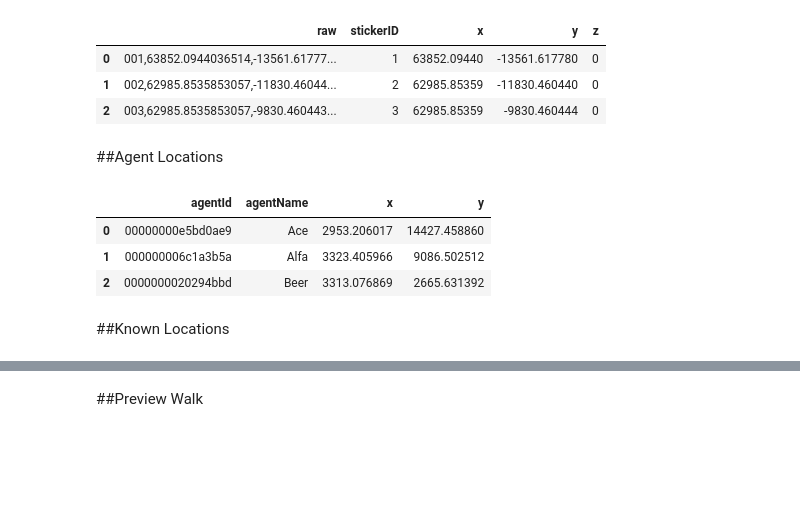
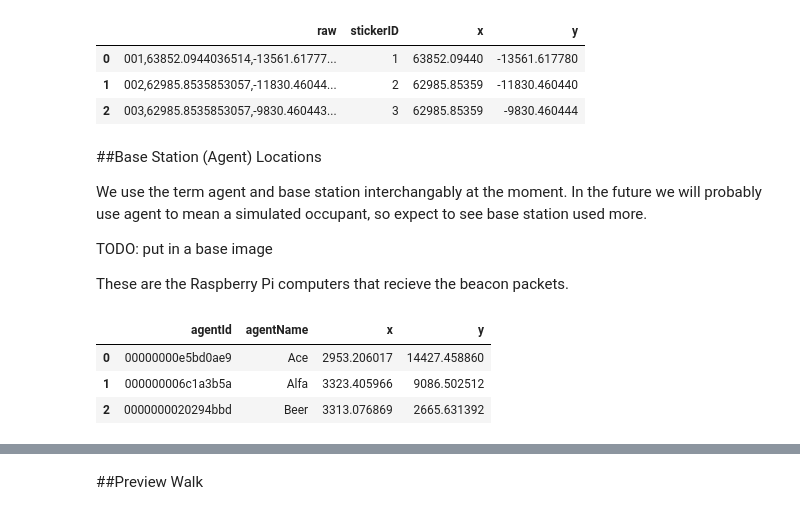
Before and after one commit to notionparallax/sensicorn, a Jupyter notebook: initialDataAnalysis/training data.ipynb, the cells around one changed output, grey strips where cells are left out. Cells and saved outputs as stored; diff of their text form; code cells hidden in the pictures; blank space fills up the shorter version.

```diff
--- a/initialDataAnalysis/training data.ipynb
+++ b/initialDataAnalysis/training data.ipynb
@@ -32,13 +40,20 @@ The stickers are the locating items in the space. They are stuck to the ceiling
 # %%
 stickerLocations = h.getDFfromCSVURL("https://docs.google.com/spreadsheets/d/1sijQZR2iFLo2FS_3r5gbsuAkaglRz557LWjdLxnPkpE/pub?gid=0&single=true&output=csv")
+stickerLocations = stickerLocations.drop(["z"], 1) # this is just because we aren't on multiple floors
 stickerLocations.head(3)
 # %% [output]
-|  | raw | stickerID | x | y | z |
-| 0 | 001,63852.0944036514,-13561.61777... | 1 | 63852.09440 | -13561.617780 | 0 |
-| 1 | 002,62985.8535853057,-11830.46044... | 2 | 62985.85359 | -11830.460440 | 0 |
-| 2 | 003,62985.8535853057,-9830.460443... | 3 | 62985.85359 | -9830.460444 | 0 |
+|  | raw | stickerID | x | y |
+| 0 | 001,63852.0944036514,-13561.61777... | 1 | 63852.09440 | -13561.617780 |
+| 1 | 002,62985.8535853057,-11830.46044... | 2 | 62985.85359 | -11830.460440 |
+| 2 | 003,62985.8535853057,-9830.460443... | 3 | 62985.85359 | -9830.460444 |
-# %% [markdown]
-##Agent Locations
+# %% [markdown]
+##Base Station (Agent) Locations
+
+We use the term agent and base station interchangably at the moment. In the future we will probably use agent to mean a simulated occupant, so expect to see base station used more.
+
+TODO: put in a base image
+
+These are the Raspberry Pi computers that recieve the beacon packets.
 # %%
 baseStationData = h.getDFfromCSVURL("https://docs.google.com/spreadsheets/d/167pxh_NRq5e9sQV9Zb8Z-Q-kdN7Zy9FCzCp47eVXTuE/pub?gid=1446311565&single=true&output=csv")
 
@@ -52,5 +67,3 @@ baseStationData.head(3)
 | 0 | 00000000e5bd0ae9 | Ace | 2953.206017 | 14427.458860 |
 | 1 | 000000006c1a3b5a | Alfa | 3323.405966 | 9086.502512 |
 | 2 | 0000000020294bbd | Beer | 3313.076869 | 2665.631392 |
-# %% [markdown]
-##Known Locations
```
Also changed, not shown: parts of 32 cells of this notebook, 1 other file.
